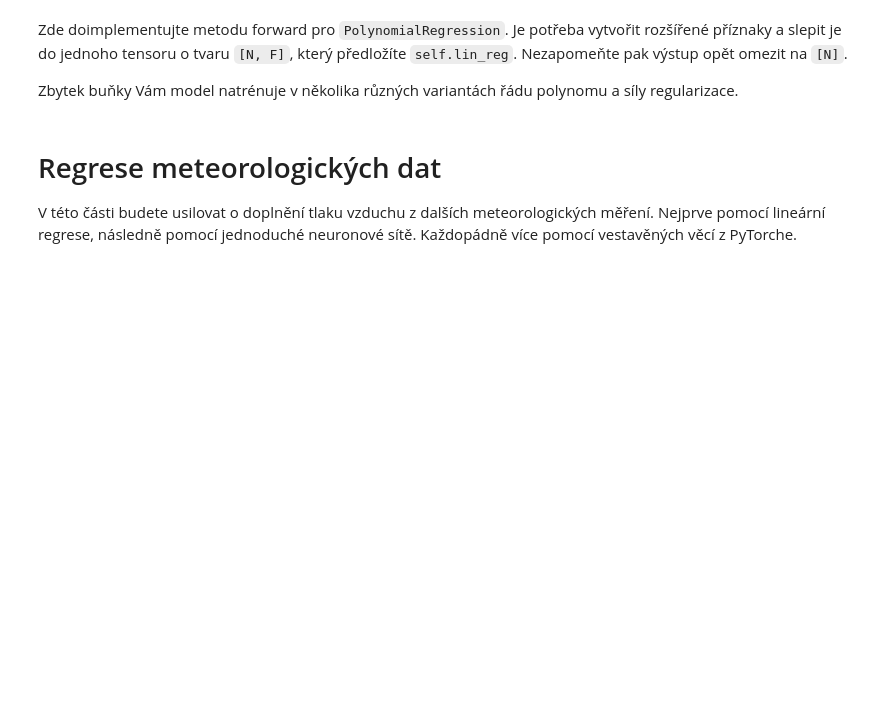
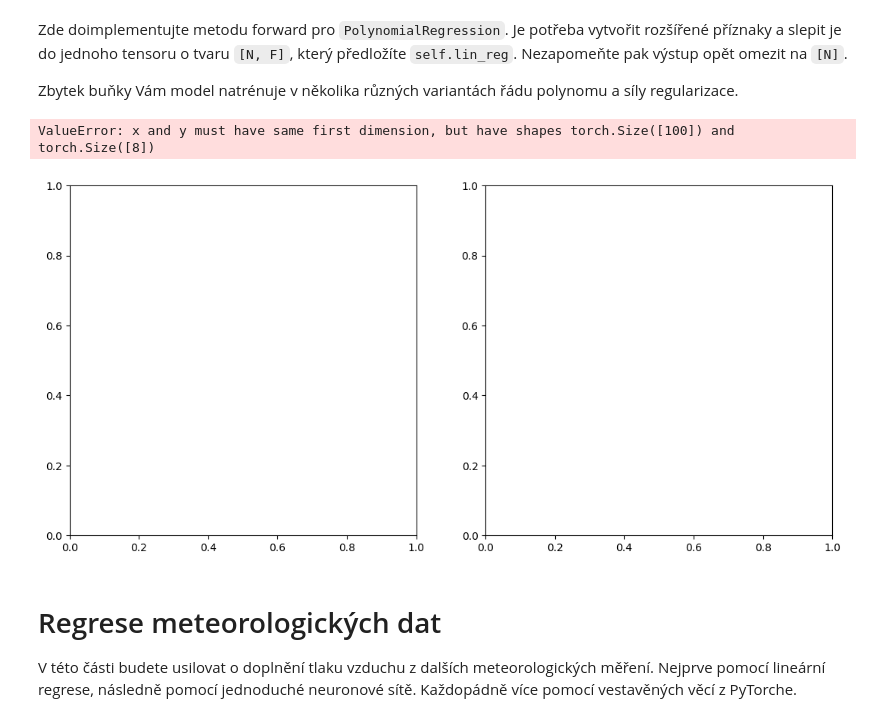
Before and after one commit to sebastianKrajnak/SUI, a Jupyter notebook: Project 3 - NN/zadani.ipynb, the cells around one changed output. Saved outputs shown, nothing was run; the diff lists cells and outputs as text; code cells hidden in the pictures; blank space fills up the shorter version.

```diff
--- a/Project 3 - NN/zadani.ipynb
+++ b/Project 3 - NN/zadani.ipynb
@@ -207,37 +210,52 @@ Je potřeba vytvořit rozšířené příznaky a slepit je do jednoho tensoru o
 Nezapomeňte pak výstup opět omezit na `[N]`.
 
 Zbytek buňky Vám model natrénuje v několika různých variantách řádu polynomu a síly regularizace.
+# %%
+flags = [data**i for i in range(3)]
+flags = torch.cat(flags, dim=1)
+y_p = []
+for p in range(3):
+    y_p.append(data**p)
+y = torch.cat(y_p, dim=1)
 # %%
 class PolynomialRegression1D(torch.nn.Module):
     def __init__(self, order):
         super().__init__()
         self.order = order
         self.lin_reg = LinearRegression(order)
 
     def forward(self, x):
-        pass
-        return None
+        # create polynomial features
+        y_p = []
+        for p in range(3):
+            y_p.append(data**p)
+        y = torch.cat(y_p, dim=1)
+
+        return self.lin_reg(y)
 
     def l2_norm(self):
         return self.lin_reg.l2_norm()
 
 def run_polynomial_regr(order, l2_beta):
     model = PolynomialRegression1D(order)
 
     losses, norms = train_regression_model(
         model,
         MSE_with_regression(l2_beta),
         torch.optim.Adam(model.parameters(), 1e-2),
         data,
         ts,
         nb_steps= 50 + int(100*(order-2)**2.5)
     )
     plot_training_result(model, losses, norms)
 
 run_polynomial_regr(3, 1e-3)
 run_polynomial_regr(3, 1e+2)
 run_polynomial_regr(7, 1e-1)
 run_polynomial_regr(7, 1e+3)
+# %% [output]
+ValueError: x and y must have same first dimension, but have shapes torch.Size([100]) and torch.Size([8])
+[figure, added]
 # %% [markdown]
 # Regrese meteorologických dat
 V této části budete usilovat o doplnění tlaku vzduchu z dalších meteorologických měření.
```
Also changed, not shown: parts of 3 cells of this notebook.
